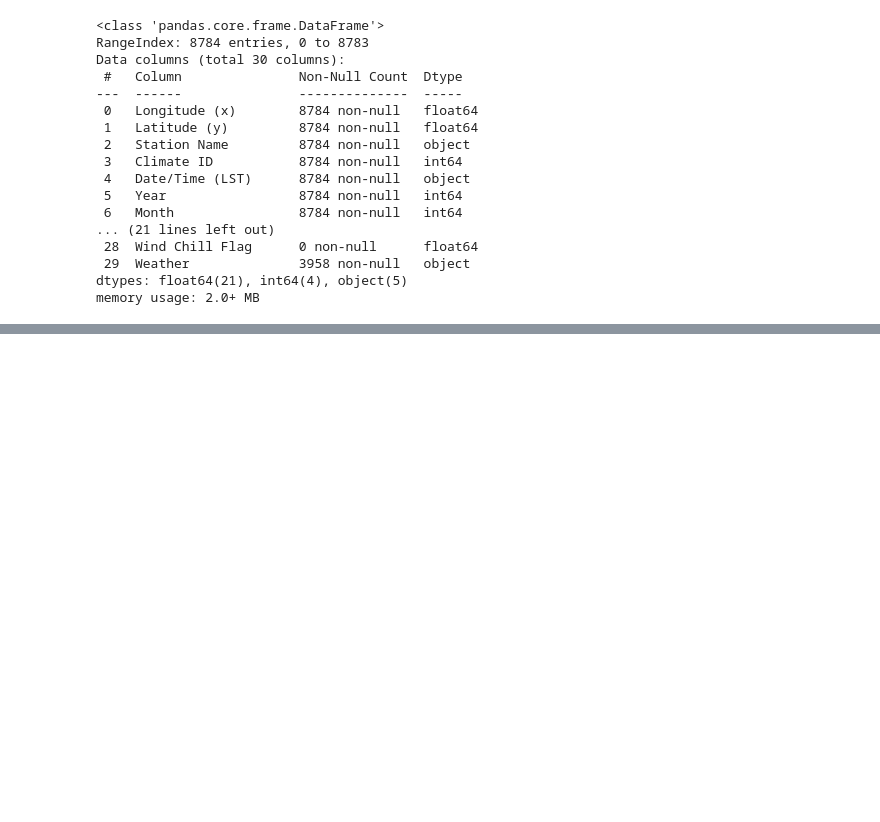
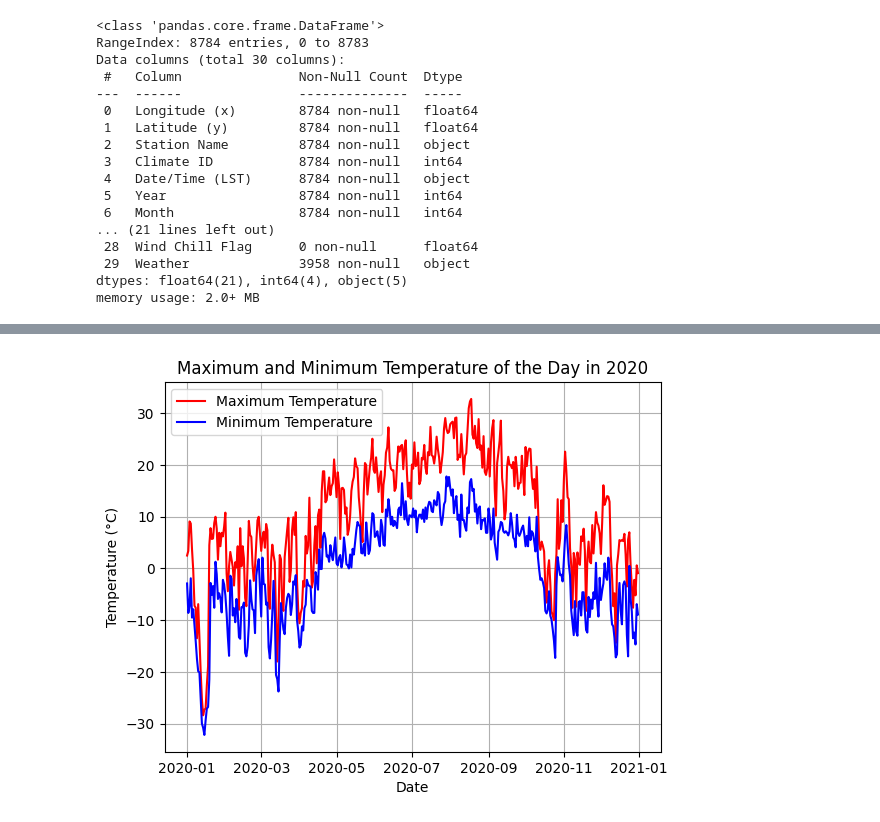
Before and after one commit to gaoqian310/utility_price_forecast, a Jupyter notebook: weather_data_analysis.ipynb, the cells around one changed output, grey strips where cells are left out. Cells and saved outputs as stored; diff of their text form; code cells hidden in the pictures; blank space fills up the shorter version.

```diff
--- a/weather_data_analysis.ipynb
+++ b/weather_data_analysis.ipynb
@@ -79,0 +63,20 @@ sns.pairplot(df[["Temp (°C)", "Dew Point Temp (°C)", "Rel Hum (%)", "Wind Spd
+# %%
+df["Date"] = pd.to_datetime(df[["Year", "Month", "Day"]])
+
+# Group by date and get the maximum temperature
+df_max = df.groupby("Date")["Temp (°C)"].max()
+
+# Group by date and get the minimum temperature
+df_min = df.groupby("Date")["Temp (°C)"].min()
+
+# Plot the data
+plt.plot(df_max, color='r', label='Maximum Temperature')
+plt.plot(df_min, color='b', label='Minimum Temperature')
+plt.xlabel("Date")
+plt.ylabel("Temperature (°C)")
+plt.title("Maximum and Minimum Temperature of the Day in 2020")
+plt.grid()
+plt.legend()
+plt.show()
+# %% [output]
+[figure, added]
```
Also changed, not shown: parts of 5 cells of this notebook.
